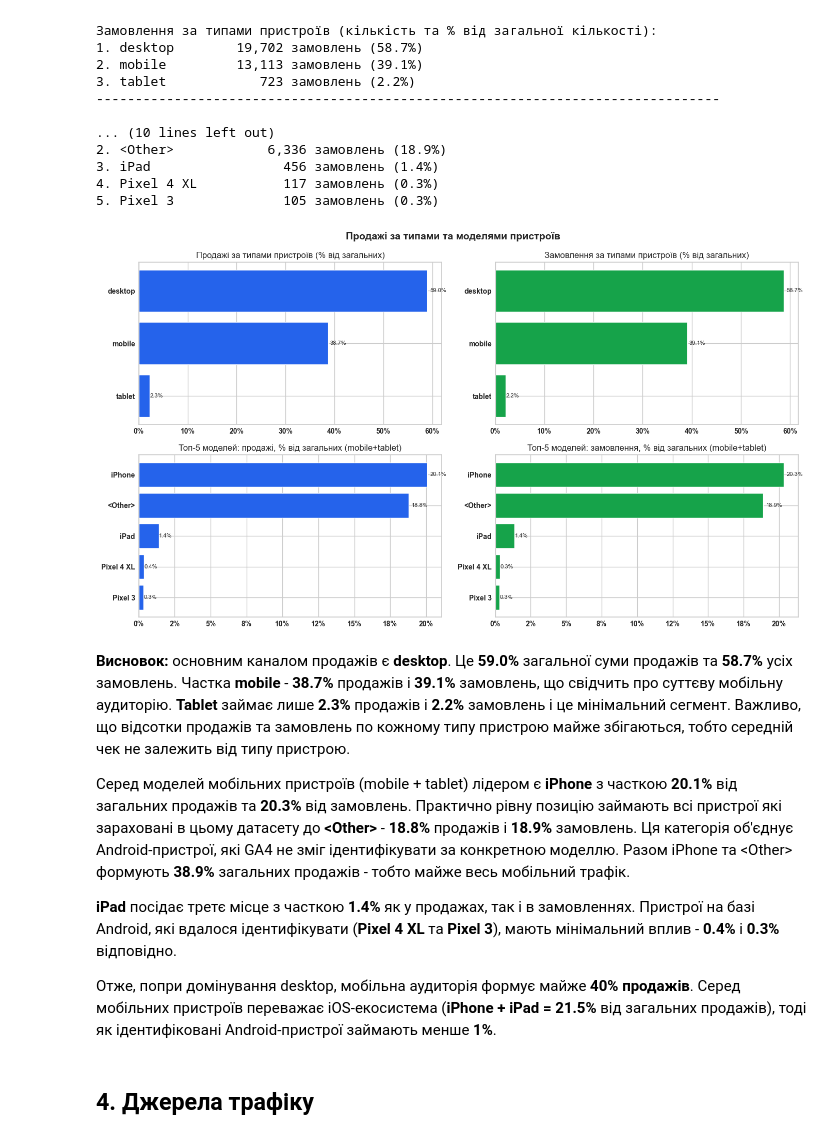
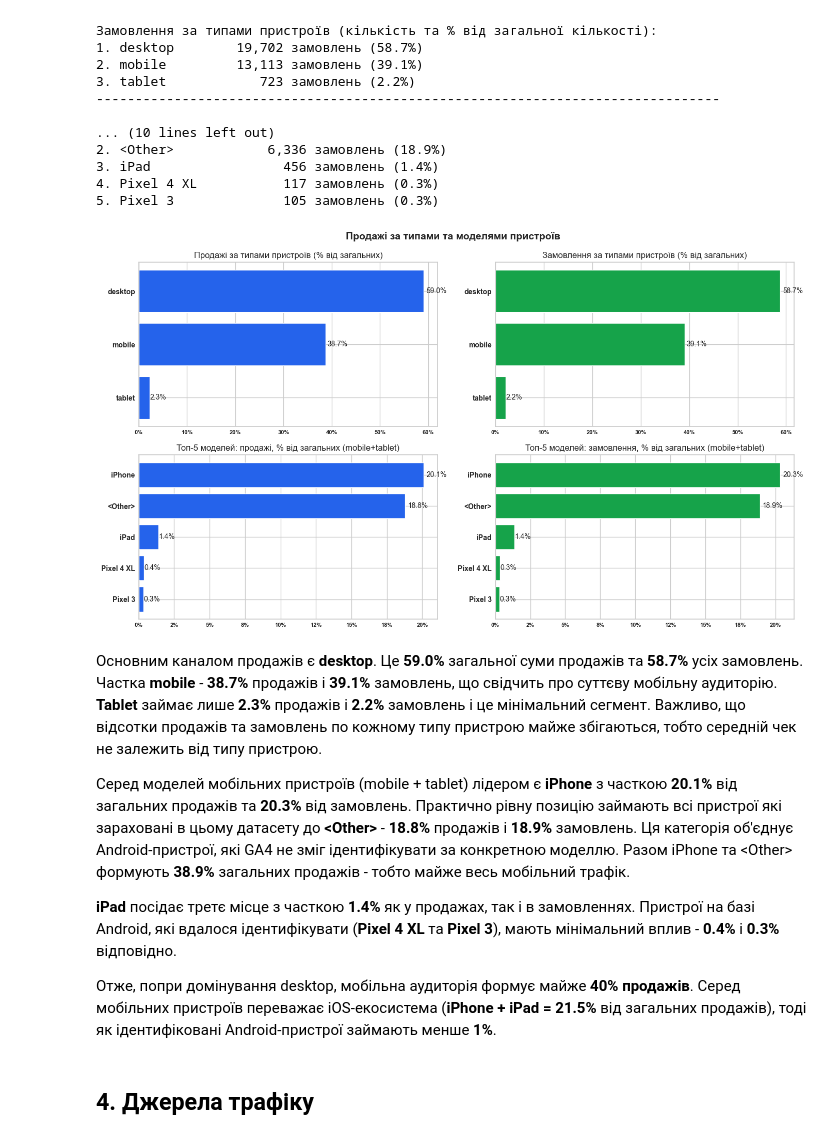
Before and after one commit to VladNkov/online_store_sales_analysis, a Jupyter notebook: online_store_sales_analysis.ipynb, the cells around one changed output. Cells and saved outputs as stored; diff of their text form; code cells hidden in the pictures.

```diff
--- a/online_store_sales_analysis.ipynb
+++ b/online_store_sales_analysis.ipynb
@@ -567,11 +567,11 @@ pct_fmt = mticker.FuncFormatter(lambda x, _: f'{x:.0f}%')
 def annotate_bars(ax, bars, values, fmt='{:.1f}%'):
     for bar, val in zip(bars, values):
         ax.text(bar.get_width()*1.01, bar.get_y()+bar.get_height()/2,
-                fmt.format(val), va='center', fontsize=8)
+                fmt.format(val), va='center', fontsize=10)
 
 
 def style_ax(ax):
-    ax.tick_params(axis='x', labelsize=10, pad=-1)
+    ax.tick_params(axis='x', labelsize=8, pad=-1)
     ax.tick_params(axis='y', labelsize=10, pad=-1)
     for label in ax.get_xticklabels():
         label.set_fontweight('bold')
@@ -585,36 +585,36 @@ ax = axes[0, 0]
 bars = ax.barh(device_sales_percent.index[::-1], device_sales_percent.values[::-1], color=ACCENT)
 ax.set_title('Продажі за типами пристроїв (% від загальних)')
 style_ax(ax)
 annotate_bars(ax, bars, device_sales_percent.values[::-1])
 
 # замовлення за типами пристроїв
 ax = axes[0, 1]
 bars = ax.barh(device_orders_percent.index[::-1], device_orders_percent.values[::-1], color=GREEN)
 ax.set_title('Замовлення за типами пристроїв (% від загальних)')
 style_ax(ax)
 annotate_bars(ax, bars, device_orders_percent.values[::-1])
 
 # продажі за моделями (mobile + tablet)
 ax = axes[1, 0]
 bars = ax.barh(model_sales_percent.index[::-1], model_sales_percent.values[::-1], color=ACCENT)
 ax.set_title('Топ-5 моделей: продажі, % від загальних (mobile+tablet)')
 style_ax(ax)
 annotate_bars(ax, bars, model_sales_percent.values[::-1])
 
 # замовлення за моделями (mobile + tablet)
 ax = axes[1, 1]
 bars = ax.barh(model_orders_percent.index[::-1], model_orders_percent.values[::-1], color=GREEN)
 ax.set_title('Топ-5 моделей: замовлення, % від загальних (mobile+tablet)')
 style_ax(ax)
 annotate_bars(ax, bars, model_orders_percent.values[::-1])
 
 plt.tight_layout()
 plt.savefig('images/sales_by_device_type_model.png', bbox_inches='tight')
 plt.show()
 # %% [output]
-[figure, old version]
+[figure, new version]
 # %% [markdown]
-**Висновок:** основним каналом продажів є **desktop**. Це **59.0%** загальної суми продажів та **58.7%** усіх замовлень. Частка **mobile** - **38.7%** продажів і **39.1%** замовлень, що свідчить про суттєву мобільну аудиторію. **Tablet** займає лише **2.3%** продажів і **2.2%** замовлень і це мінімальний сегмент. Важливо, що відсотки продажів та замовлень по кожному типу пристрою майже збігаються, тобто середній чек не залежить від типу пристрою.
+Основним каналом продажів є **desktop**. Це **59.0%** загальної суми продажів та **58.7%** усіх замовлень. Частка **mobile** - **38.7%** продажів і **39.1%** замовлень, що свідчить про суттєву мобільну аудиторію. **Tablet** займає лише **2.3%** продажів і **2.2%** замовлень і це мінімальний сегмент. Важливо, що відсотки продажів та замовлень по кожному типу пристрою майже збігаються, тобто середній чек не залежить від типу пристрою.
 
 Серед моделей мобільних пристроїв (mobile + tablet) лідером є **iPhone** з часткою **20.1%** від загальних продажів та **20.3%** від замовлень. Практично рівну позицію займають всі пристрої які зараховані в цьому датасету до **\<Other\>** - **18.8%** продажів і **18.9%** замовлень. Ця категорія об'єднує Android-пристрої, які GA4 не зміг ідентифікувати за конкретною моделлю. Разом iPhone та \<Other\> формують **38.9%** загальних продажів - тобто майже весь мобільний трафік.
 
```
Also changed, not shown: parts of 3 cells of this notebook, 1 other file.
